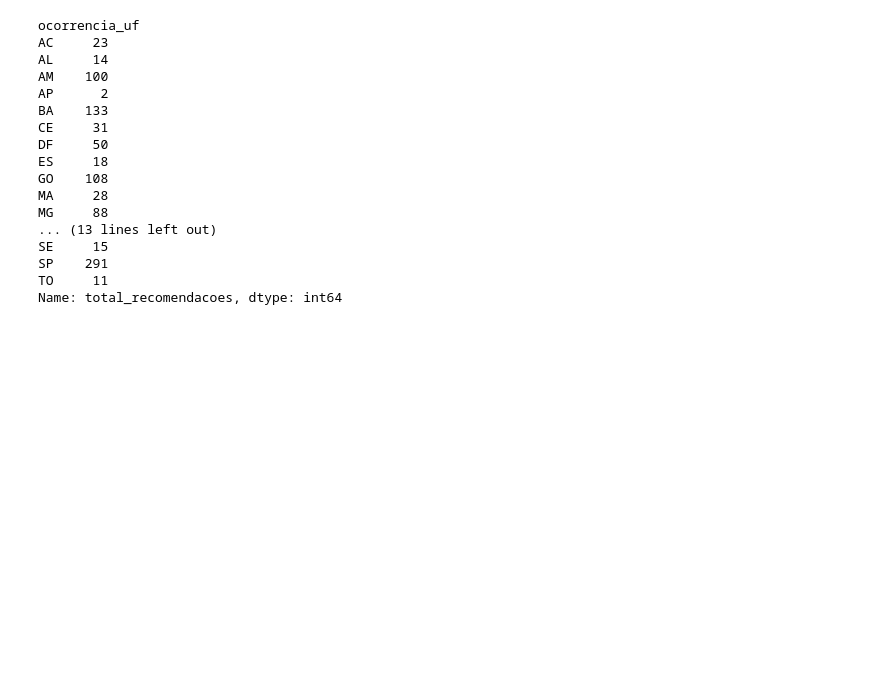
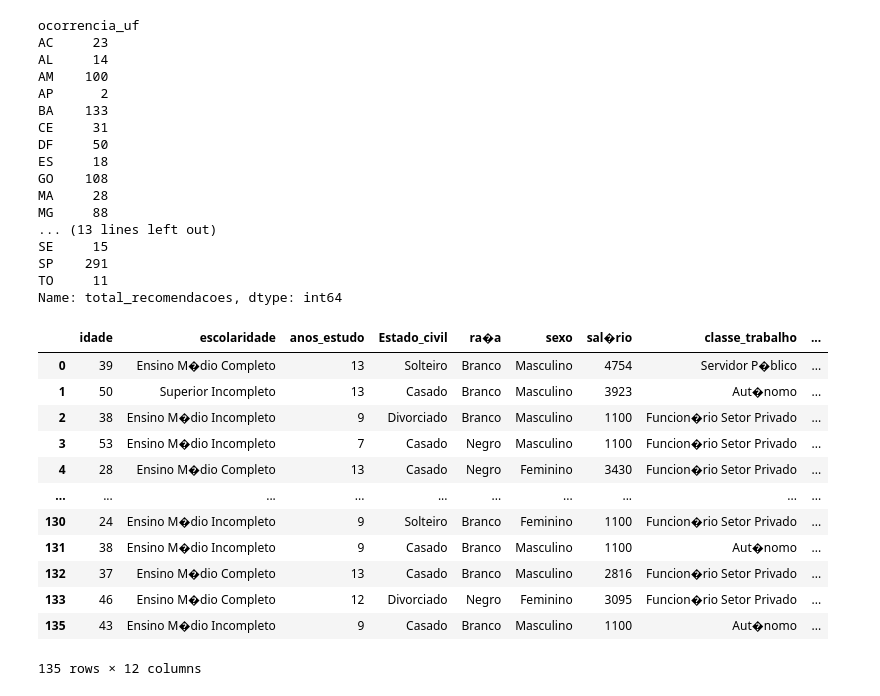
Before and after one commit to Caio-G/Python, a Jupyter notebook: DIO/ETL/ETL Ocorrências.ipynb, the cells around one changed output. Drawn from its saved outputs; the diff is of its cells as text; code cells hidden in the pictures; blank space fills up the shorter version.

```diff
--- a/DIO/ETL/ETL Ocorrências.ipynb
+++ b/DIO/ETL/ETL Ocorrências.ipynb
@@ -220,3 +220,21 @@ SE     15
 SP    291
 TO     11
 Name: total_recomendacoes, dtype: int64
+# %%
+import pandas as pd
+
+df_full = pd.read_csv(r'C:\Users\caiog\Workspace\BC Analista de Dados\clientes_8000_tratado.csv',sep=';')
+# %% [output]
+|  | idade | escolaridade | anos_estudo | Estado_civil | ra�a | sexo | sal�rio | classe_trabalho | ... |
+| 0 | 39 | Ensino M�dio Completo | 13 | Solteiro | Branco | Masculino | 4754 | Servidor P�blico | ... |
+| 1 | 50 | Superior Incompleto | 13 | Casado | Branco | Masculino | 3923 | Aut�nomo | ... |
+| 2 | 38 | Ensino M�dio Incompleto | 9 | Divorciado | Branco | Masculino | 1100 | Funcion�rio Setor Privado | ... |
+| 3 | 53 | Ensino M�dio Incompleto | 7 | Casado | Negro | Masculino | 1100 | Funcion�rio Setor Privado | ... |
+| 4 | 28 | Ensino M�dio Completo | 13 | Casado | Negro | Feminino | 3430 | Funcion�rio Setor Privado | ... |
+| ... | ... | ... | ... | ... | ... | ... | ... | ... | ... |
+| 130 | 24 | Ensino M�dio Incompleto | 9 | Solteiro | Branco | Feminino | 1100 | Funcion�rio Setor Privado | ... |
+| 131 | 38 | Ensino M�dio Incompleto | 9 | Casado | Branco | Masculino | 1100 | Aut�nomo | ... |
+| 132 | 37 | Ensino M�dio Completo | 13 | Casado | Branco | Masculino | 2816 | Funcion�rio Setor Privado | ... |
+| 133 | 46 | Ensino M�dio Completo | 12 | Divorciado | Negro | Feminino | 3095 | Funcion�rio Setor Privado | ... |
+| 135 | 43 | Ensino M�dio Incompleto | 9 | Casado | Branco | Masculino | 1100 | Aut�nomo | ... |
+135 rows × 12 columns
```
Also changed, not shown: parts of 1 cell of this notebook.
